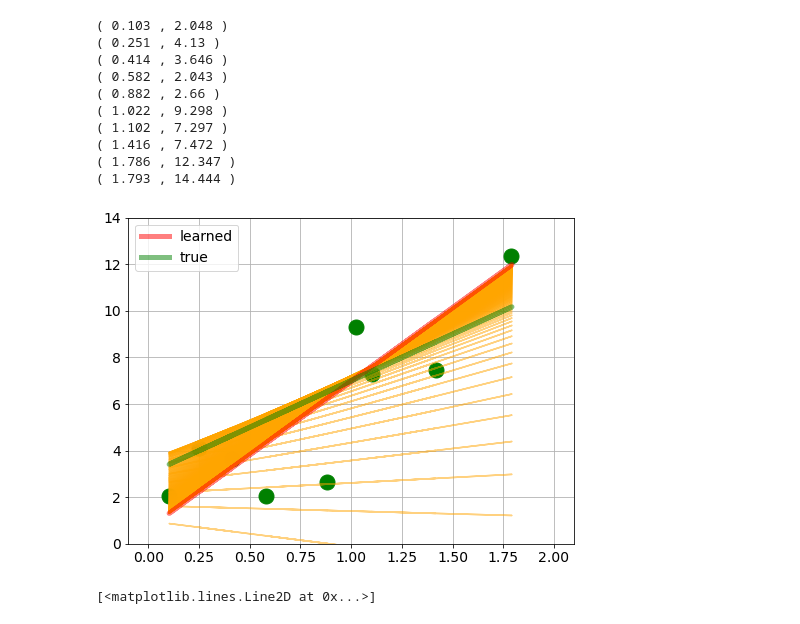
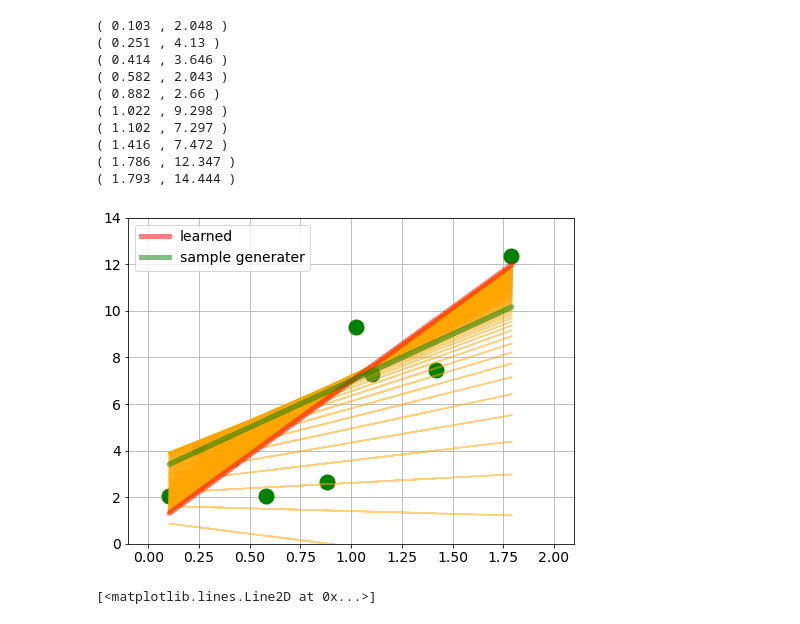
Before and after one commit to ha5ha6/judy_tutorial_basicRL, a Jupyter notebook: linear_regression.ipynb, the cells around one changed output. Saved outputs shown, nothing was run; the diff lists cells and outputs as text; code cells hidden in the pictures.

```diff
--- a/linear_regression.ipynb
+++ b/linear_regression.ipynb
@@ -74,6 +74,7 @@ X[1,:]=x
 #initialize
 theta=np.random.randn(2,1)
 theta_all=[]
+grad_all=[]
 
 lr=0.01
 
@@ -82,26 +83,27 @@ for i in range(200):
     theta_all.append(theta)
     h=np.dot(theta.T,X)
     grad=np.dot(X,(h-y.reshape(1,10)).T)
+    grad_all.append(grad)
     theta=theta-lr*grad
 # %%
 np.random.seed(3)
 x=2*np.random.rand(10)
 y=3+4*x+np.random.randn(10)*2.5
 
 plt.figure(figsize=(8,6))
 plt.plot(x,y,'go',markersize=15)
 for i in range(200):
     plt.plot(x,theta_all[i][1]*x+theta_all[i][0],'orange',alpha=0.5)
 
 plt.plot(x,theta[1]*x+theta[0],'r',linewidth=5,alpha=0.5,label='learned')
-plt.plot(x,y_true,'g',linewidth=5,alpha=0.5,label='true')
+plt.plot(x,y_true,'g',linewidth=5,alpha=0.5,label='sample generater')
 plt.legend()
 plt.grid()
 plt.xlim([-0.1,2.1])
 plt.ylim([0,14])
 plt.savefig('gd_linearreg.png',dpi=350)
 # %% [output]
-[figure, old version]
+[figure, new version]
 # %%
 #print(X,y)
 theta_0=np.array([[0.98236743],[-1.10106763]])
```
Also changed, not shown: parts of 2 cells of this notebook.
